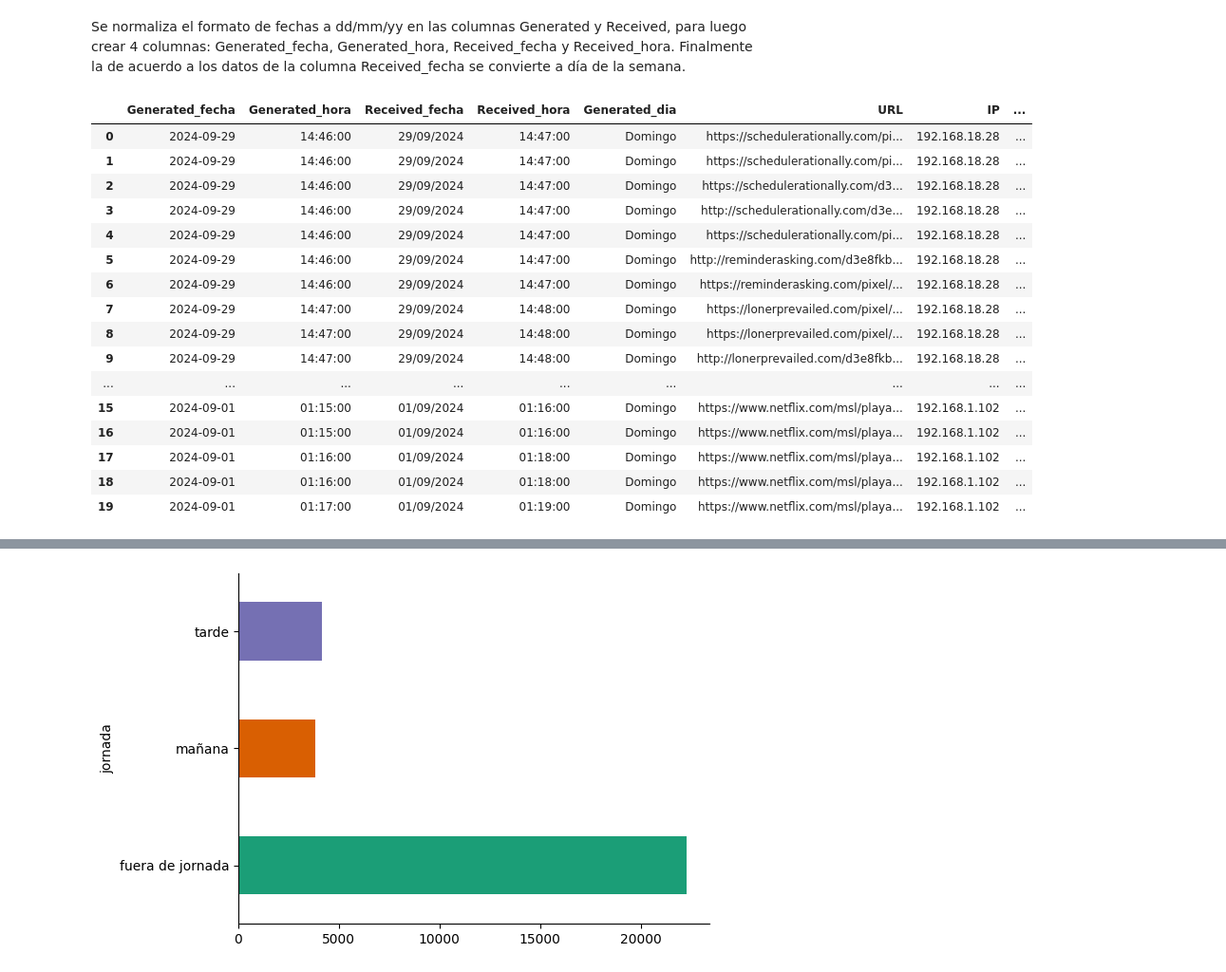
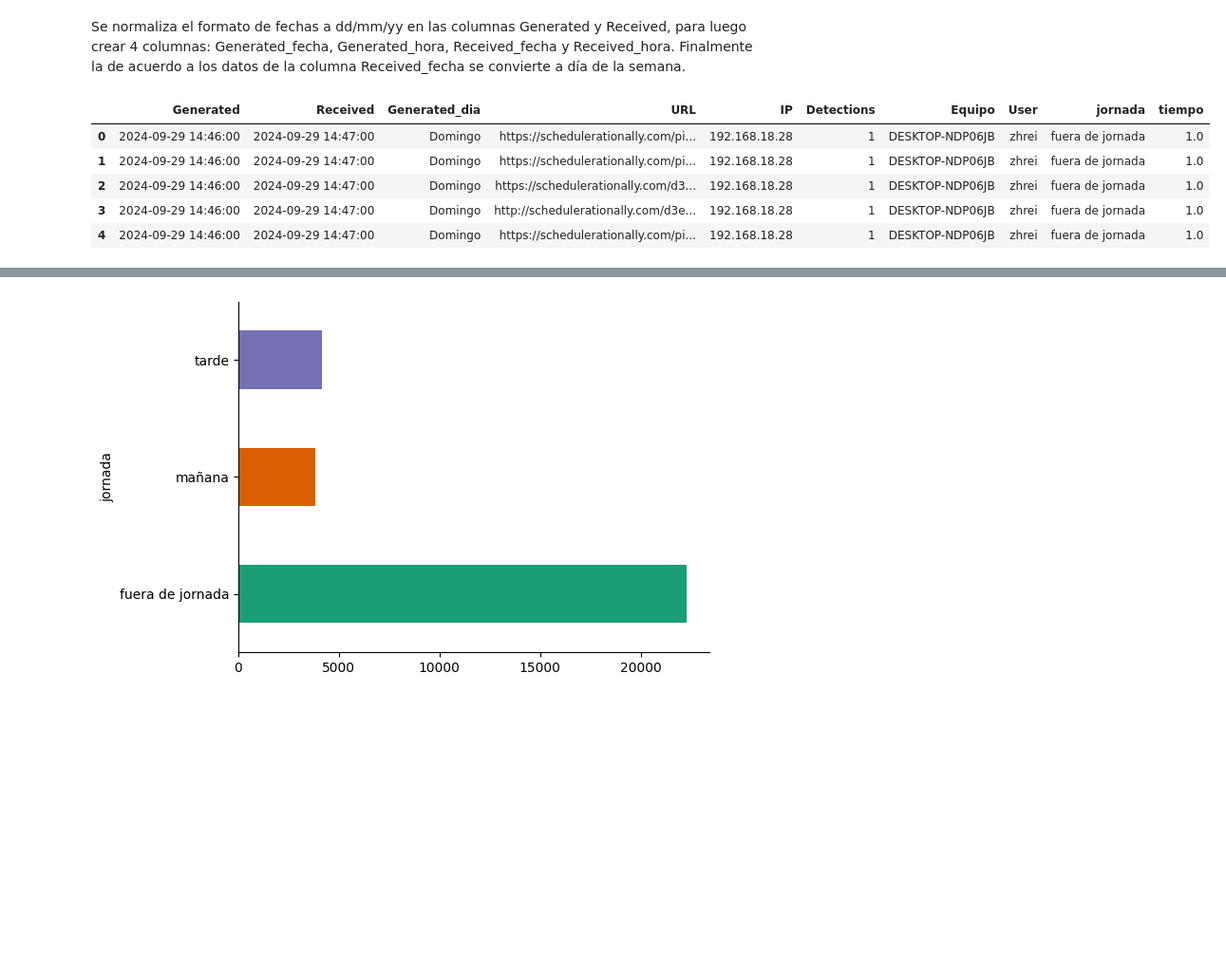
Before and after one commit to mpjuarez/introduccion-IA, a Jupyter notebook: TT_IAv1.ipynb, the cells around one changed output, grey strips where cells are left out. Shown at 95% size. Drawn from its saved outputs; the diff is of its cells as text; code cells hidden in the pictures; blank space fills up the shorter version.

```diff
--- a/TT_IAv1.ipynb
+++ b/TT_IAv1.ipynb
@@ -248,22 +248,9 @@ Web_security1_colum = Web_security1.copy()
 import pandas as pd
 import pytz
 
-# Asegurar que las columnas sean objetos datetime en UTC
-Web_security1_colum["Generated"] = pd.to_datetime(Web_security1_colum["Generated"], utc=True)
-Web_security1_colum["Received"] = pd.to_datetime(Web_security1_colum["Received"], utc=True)
-
-# Dividir las columnas en fecha y hora
-Web_security1_colum["Generated_fecha"] = Web_security1_colum["Generated"].dt.strftime('%d/%m/%Y')
-Web_security1_colum["Generated_hora"] = Web_security1_colum["Generated"].dt.strftime('%H:%M:%S')
-
-Web_security1_colum["Received_fecha"] = Web_security1_colum["Received"].dt.strftime('%d/%m/%Y')
-Web_security1_colum["Received_hora"] = Web_security1_colum["Received"].dt.strftime('%H:%M:%S')
-
-# Eliminar columnas originales si ya no son necesarias
-Web_security1_colum = Web_security1_colum.drop(columns=["Generated", "Received"])
-
-# Convertir la columna "Generated_fecha" al tipo datetime
-Web_security1_colum["Generated_fecha"] = pd.to_datetime(Web_security1_colum["Generated_fecha"], format='%d/%m/%Y')
+# Asegurar que las columnas sean objetos datetime y con un formato d/m/y hh:mm
+Web_security1_colum["Generated"] = pd.to_datetime(Web_security1_colum["Generated"], format='%d/%m/%Y %H:%M')
+Web_security1_colum["Received"] = pd.to_datetime(Web_security1_colum["Received"], format='%d/%m/%Y %H:%M')
 
 # Mapeo manual para traducir días de la semana
 dias_traduccion = {
@@ -272,17 +259,13 @@ dias_traduccion = {
 }
 
 # Obtener el día de la semana en inglés y mapearlo al español
-Web_security1_colum["Generated_dia"] = Web_security1_colum["Generated_fecha"].dt.day_name().map(dias_traduccion)
+Web_security1_colum["Generated_dia"] = Web_security1_colum["Generated"].dt.day_name().map(dias_traduccion)
 
 # Convertir la columna "Generated_dia" en una variable categórica
 Web_security1_colum["Generated_dia"] = Web_security1_colum["Generated_dia"].astype("category")
 
-# Convertir las columnas de hora al tipo datetime.time
-Web_security1_colum["Generated_hora"] = pd.to_datetime(Web_security1_colum["Generated_hora"], format='%H:%M:%S').dt.time
-Web_security1_colum["Received_hora"] = pd.to_datetime(Web_security1_colum["Received_hora"], format='%H:%M:%S').dt.time
-
 # Dividir la columna en 'Equipo' y 'Usuario'
-Web_security1_colum[['Equipo', 'User']] = Web_security1_colum['User'].str.split('\\\\', expand=True)
+Web_security1_colum[['Equipo', 'User']] = Web_security1_colum['User'].str.split('\\\\', expand=True) #TODO: DOBLE \\ PROBAR
 
 # Convertir ambas columnas a categóricas
 Web_security1_colum['Equipo'] = Web_security1_colum['Equipo'].astype('category')
@@ -298,60 +281,44 @@ def determinar_jornada(hora, dia):
     elif hora >= pd.Timestamp("07:30:00").time() and hora <= pd.Timestamp("12:30:00").time():
         return "mañana"
     elif hora >= pd.Timestamp("15:00:00").time() and hora <= pd.Timestamp("18:00:00").time():
         return "tarde"
     else:
         return "fuera de jornada"
 
 Web_security1_colum["jornada"] = Web_security1_colum.apply(
-    lambda row: determinar_jornada(row["Generated_hora"], row["Generated_dia"]),
+    lambda row: determinar_jornada(row["Generated"].time(), row["Generated_dia"]),
     axis=1
 )
 
 # Convertir la columna "jornada" en una variable categórica
 Web_security1_colum["jornada"] = Web_security1_colum["jornada"].astype("category")
 
 # Calcular el tiempo transcurrido entre "Generated_hora" y "Received_hora" en minutos
 def calcular_tiempo(generated, received):
     # Verificar si generated o received son NaTType
     if pd.isnull(generated) or pd.isnull(received):
         return np.nan  # Reemplazar con NaN si hay valores faltantes
-
-    # Convertir las horas al tipo datetime completo para calcular diferencias
-    generated_time = pd.Timestamp.combine(pd.Timestamp.today(), generated)
-    received_time = pd.Timestamp.combine(pd.Timestamp.today(), received)
-    return (received_time - generated_time).total_seconds() / 60
+    return (received - generated).total_seconds()/60
 
 Web_security1_colum["tiempo"] = Web_security1_colum.apply(
-    lambda row: calcular_tiempo(row["Generated_hora"], row["Received_hora"]), axis=1
+    lambda row: calcular_tiempo(row["Generated"], row["Received"]) , axis=1
 )
 
 # Ordenar columnas
 columnas_ordenadas = [
-    "Generated_fecha", "Generated_hora",
-    "Received_fecha", "Received_hora", "Generated_dia",  "URL", "IP", "Detections", "Equipo",
-    "User",
-    "jornada", "tiempo"
+    "Generated", "Received", "Generated_dia",  "URL", "IP", "Detections", "Equipo",
+    "User","jornada", "tiempo"
 ]
 # Reordena las columnas del DataFrame
 Web_security1_colum = Web_security1_colum[columnas_ordenadas]
 
-# Dataset Web Security
-Web_security1_colum.head(20)
+# Dataset Web Security'
+#print(Web_security1_colum[Web_security1_colum['tiempo'] <= 0])
+Web_security1_colum.head()
 # %% [output]
-|  | Generated_fecha | Generated_hora | Received_fecha | Received_hora | Generated_dia | URL | IP | ... |
-| 0 | 2024-09-29 | 14:46:00 | 29/09/2024 | 14:47:00 | Domingo | https://schedulerationally.com/pi... | 192.168.18.28 | ... |
-| 1 | 2024-09-29 | 14:46:00 | 29/09/2024 | 14:47:00 | Domingo | https://schedulerationally.com/pi... | 192.168.18.28 | ... |
-| 2 | 2024-09-29 | 14:46:00 | 29/09/2024 | 14:47:00 | Domingo | https://schedulerationally.com/d3... | 192.168.18.28 | ... |
-| 3 | 2024-09-29 | 14:46:00 | 29/09/2024 | 14:47:00 | Domingo | http://schedulerationally.com/d3e... | 192.168.18.28 | ... |
-| 4 | 2024-09-29 | 14:46:00 | 29/09/2024 | 14:47:00 | Domingo | https://schedulerationally.com/pi... | 192.168.18.28 | ... |
-| 5 | 2024-09-29 | 14:46:00 | 29/09/2024 | 14:47:00 | Domingo | http://reminderasking.com/d3e8fkb... | 192.168.18.28 | ... |
-| 6 | 2024-09-29 | 14:46:00 | 29/09/2024 | 14:47:00 | Domingo | https://reminderasking.com/pixel/... | 192.168.18.28 | ... |
-| 7 | 2024-09-29 | 14:47:00 | 29/09/2024 | 14:48:00 | Domingo | https://lonerprevailed.com/pixel/... | 192.168.18.28 | ... |
-| 8 | 2024-09-29 | 14:47:00 | 29/09/2024 | 14:48:00 | Domingo | https://lonerprevailed.com/pixel/... | 192.168.18.28 | ... |
-| 9 | 2024-09-29 | 14:47:00 | 29/09/2024 | 14:48:00 | Domingo | http://lonerprevailed.com/d3e8fkb... | 192.168.18.28 | ... |
-| ... | ... | ... | ... | ... | ... | ... | ... | ... |
-| 15 | 2024-09-01 | 01:15:00 | 01/09/2024 | 01:16:00 | Domingo | https://www.netflix.com/msl/playa... | 192.168.1.102 | ... |
-| 16 | 2024-09-01 | 01:15:00 | 01/09/2024 | 01:16:00 | Domingo | https://www.netflix.com/msl/playa... | 192.168.1.102 | ... |
-| 17 | 2024-09-01 | 01:16:00 | 01/09/2024 | 01:18:00 | Domingo | https://www.netflix.com/msl/playa... | 192.168.1.102 | ... |
-| 18 | 2024-09-01 | 01:16:00 | 01/09/2024 | 01:18:00 | Domingo | https://www.netflix.com/msl/playa... | 192.168.1.102 | ... |
-| 19 | 2024-09-01 | 01:17:00 | 01/09/2024 | 01:19:00 | Domingo | https://www.netflix.com/msl/playa... | 192.168.1.102 | ... |
+|  | Generated | Received | Generated_dia | URL | IP | Detections | Equipo | User | jornada | tiempo |
+| 0 | 2024-09-29 14:46:00 | 2024-09-29 14:47:00 | Domingo | https://schedulerationally.com/pi... | 192.168.18.28 | 1 | DESKTOP-NDP06JB | zhrei | fuera de jornada | 1.0 |
+| 1 | 2024-09-29 14:46:00 | 2024-09-29 14:47:00 | Domingo | https://schedulerationally.com/pi... | 192.168.18.28 | 1 | DESKTOP-NDP06JB | zhrei | fuera de jornada | 1.0 |
+| 2 | 2024-09-29 14:46:00 | 2024-09-29 14:47:00 | Domingo | https://schedulerationally.com/d3... | 192.168.18.28 | 1 | DESKTOP-NDP06JB | zhrei | fuera de jornada | 1.0 |
+| 3 | 2024-09-29 14:46:00 | 2024-09-29 14:47:00 | Domingo | http://schedulerationally.com/d3e... | 192.168.18.28 | 1 | DESKTOP-NDP06JB | zhrei | fuera de jornada | 1.0 |
+| 4 | 2024-09-29 14:46:00 | 2024-09-29 14:47:00 | Domingo | https://schedulerationally.com/pi... | 192.168.18.28 | 1 | DESKTOP-NDP06JB | zhrei | fuera de jornada | 1.0 |
```
Also changed, not shown: parts of 13 cells of this notebook.
